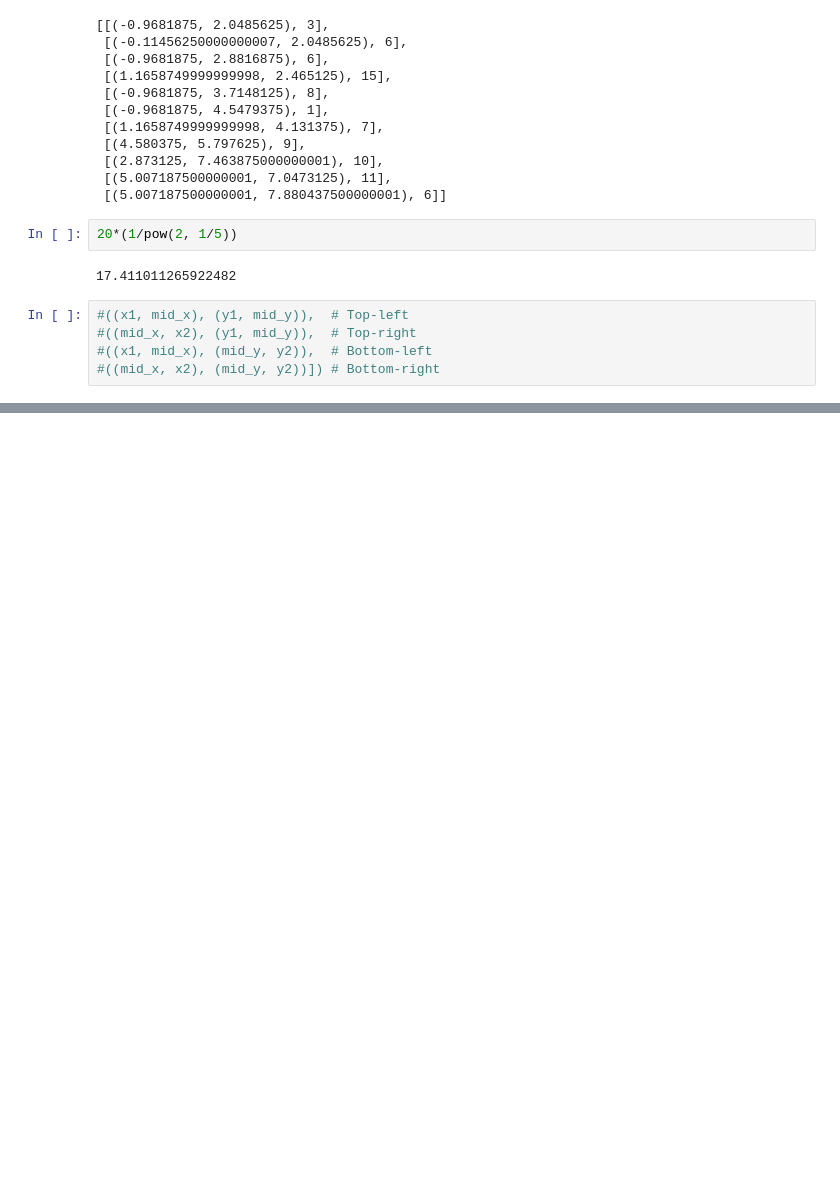
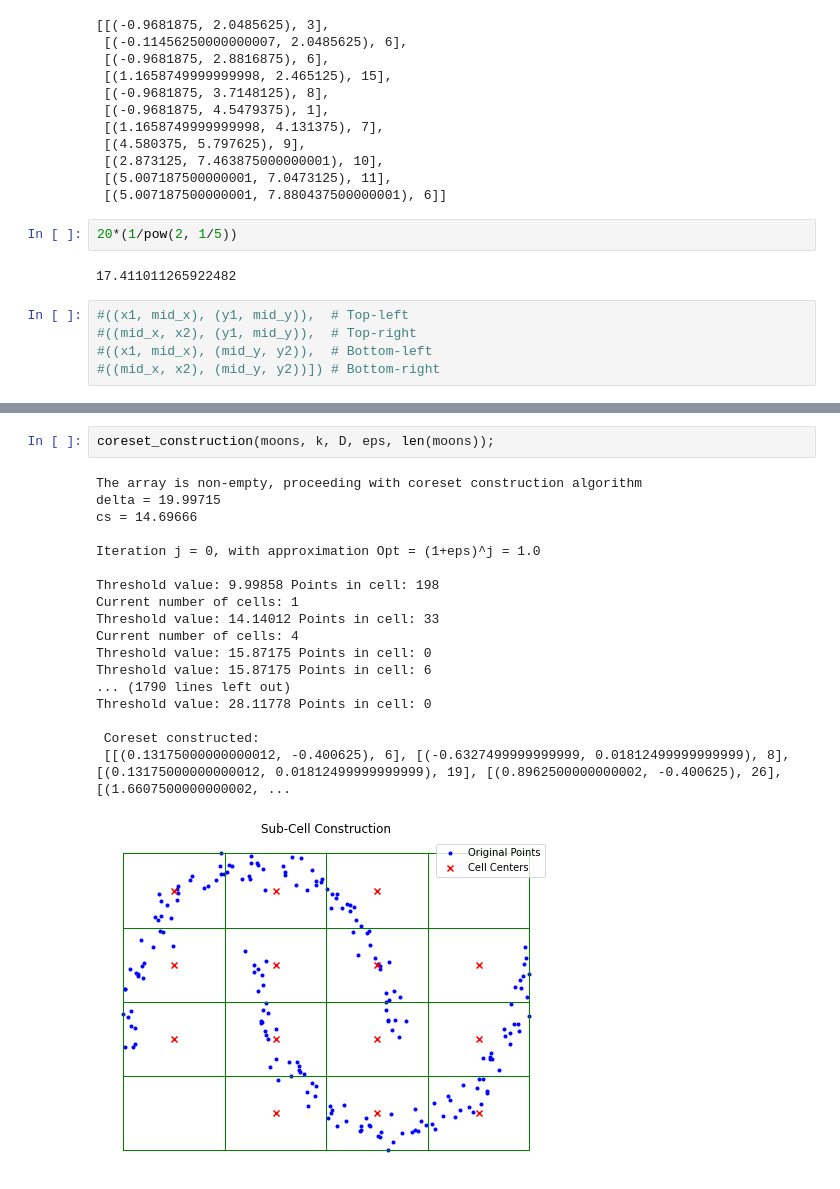
Before and after one commit to SGladkis/Coresets-in-Dynamic-Geometric-Data-Streams-implementation, a Jupyter notebook: code.ipynb, the cells around one changed output, grey strips where cells are left out. Drawn from its saved outputs; the diff is of its cells as text; blank space fills up the shorter version.

```diff
--- a/code.ipynb
+++ b/code.ipynb
@@ -229,0 +231,21 @@ Current number of cells: 7
+# %%
+coreset_construction(moons, k, D, eps, len(moons));
+# %% [output]
+The array is non-empty, proceeding with coreset construction algorithm
+delta = 19.99715
+cs = 14.69666
+
+Iteration j = 0, with approximation Opt = (1+eps)^j = 1.0
+
+Threshold value: 9.99858 Points in cell: 198
+Current number of cells: 1
+Threshold value: 14.14012 Points in cell: 33
+Current number of cells: 4
+Threshold value: 15.87175 Points in cell: 0
+Threshold value: 15.87175 Points in cell: 6
+... (1790 lines left out)
+Threshold value: 28.11778 Points in cell: 0
+
+ Coreset constructed:
+ [[(0.13175000000000012, -0.400625), 6], [(-0.6327499999999999, 0.01812499999999999), 8], [(0.13175000000000012, 0.01812499999999999), 19], [(0.8962500000000002, -0.400625), 26], [(1.6607500000000002, ...
+[figure, added]
```
Also changed, not shown: parts of 13 cells of this notebook.
